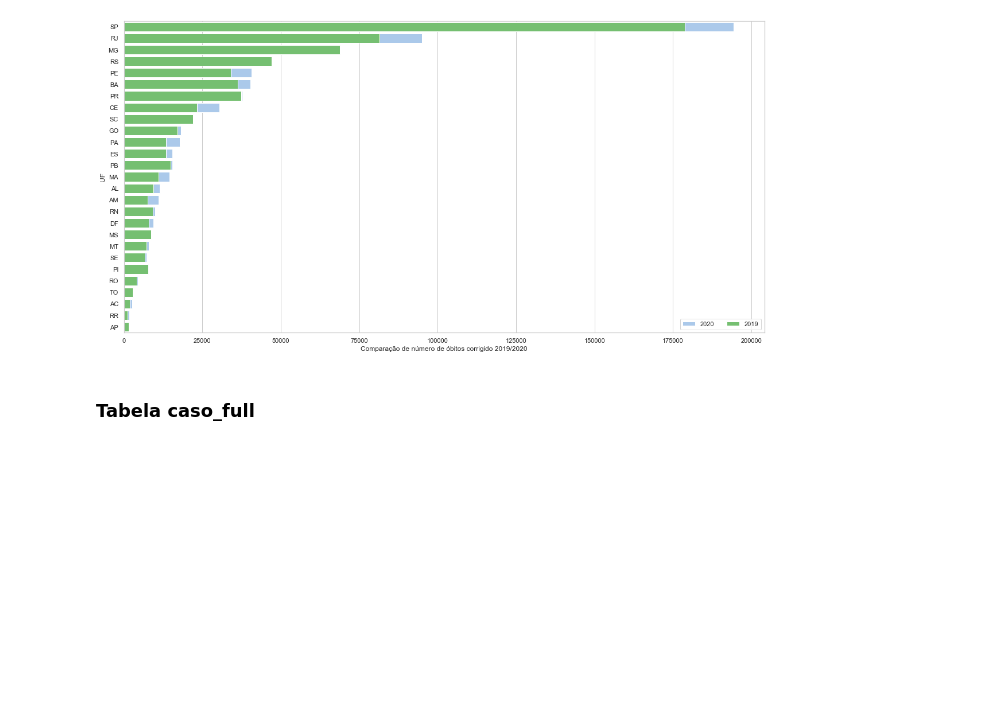
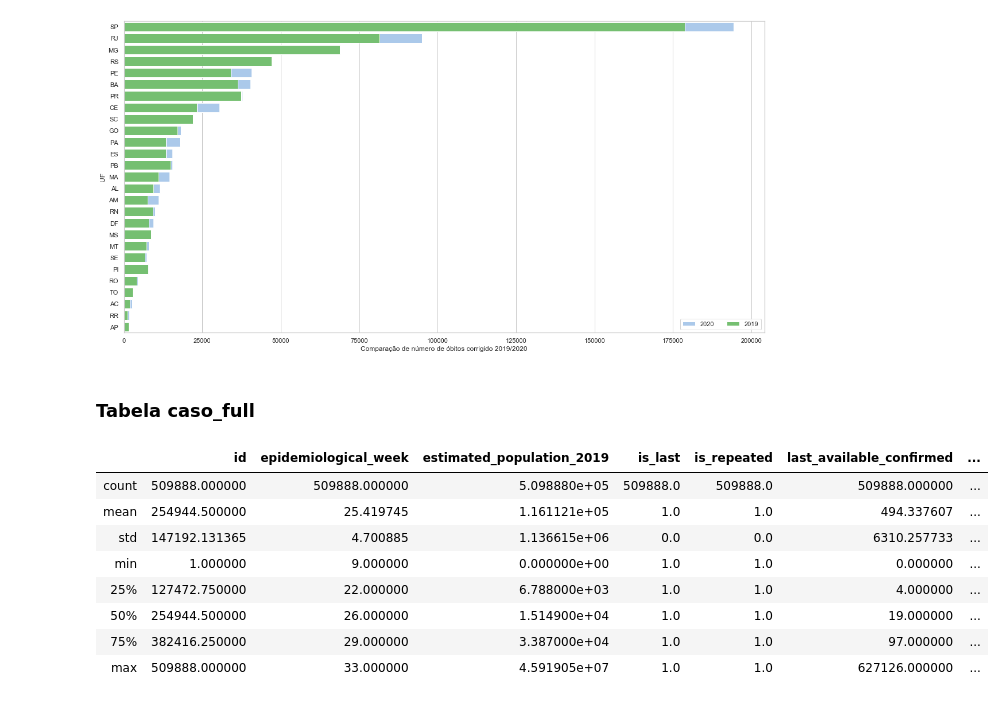
Before and after one commit to marcoguinter/aed_projeto3, a Jupyter notebook: covid19.ipynb, the cells around one changed output. Saved outputs shown, nothing was run; the diff lists cells and outputs as text; code cells hidden in the pictures; blank space fills up the shorter version.

```diff
--- a/covid19.ipynb
+++ b/covid19.ipynb
@@ -944,3 +943,16 @@ del df_obitos
 [figure]
 # %% [markdown]
 ### Tabela caso_full
+# %%
+df_caso_full = getData("caso_full")
+df_caso_full.toPandas().describe()
+# %% [output]
+|  | id | epidemiological_week | estimated_population_2019 | is_last | is_repeated | last_available_confirmed | ... |
+| count | 509888.000000 | 509888.000000 | 5.098880e+05 | 509888.0 | 509888.0 | 509888.000000 | ... |
+| mean | 254944.500000 | 25.419745 | 1.161121e+05 | 1.0 | 1.0 | 494.337607 | ... |
+| std | 147192.131365 | 4.700885 | 1.136615e+06 | 0.0 | 0.0 | 6310.257733 | ... |
+| min | 1.000000 | 9.000000 | 0.000000e+00 | 1.0 | 1.0 | 0.000000 | ... |
+| 25% | 127472.750000 | 22.000000 | 6.788000e+03 | 1.0 | 1.0 | 4.000000 | ... |
+| 50% | 254944.500000 | 26.000000 | 1.514900e+04 | 1.0 | 1.0 | 19.000000 | ... |
+| 75% | 382416.250000 | 29.000000 | 3.387000e+04 | 1.0 | 1.0 | 97.000000 | ... |
+| max | 509888.000000 | 33.000000 | 4.591905e+07 | 1.0 | 1.0 | 627126.000000 | ... |
```
Also changed, not shown: parts of 7 cells of this notebook.
